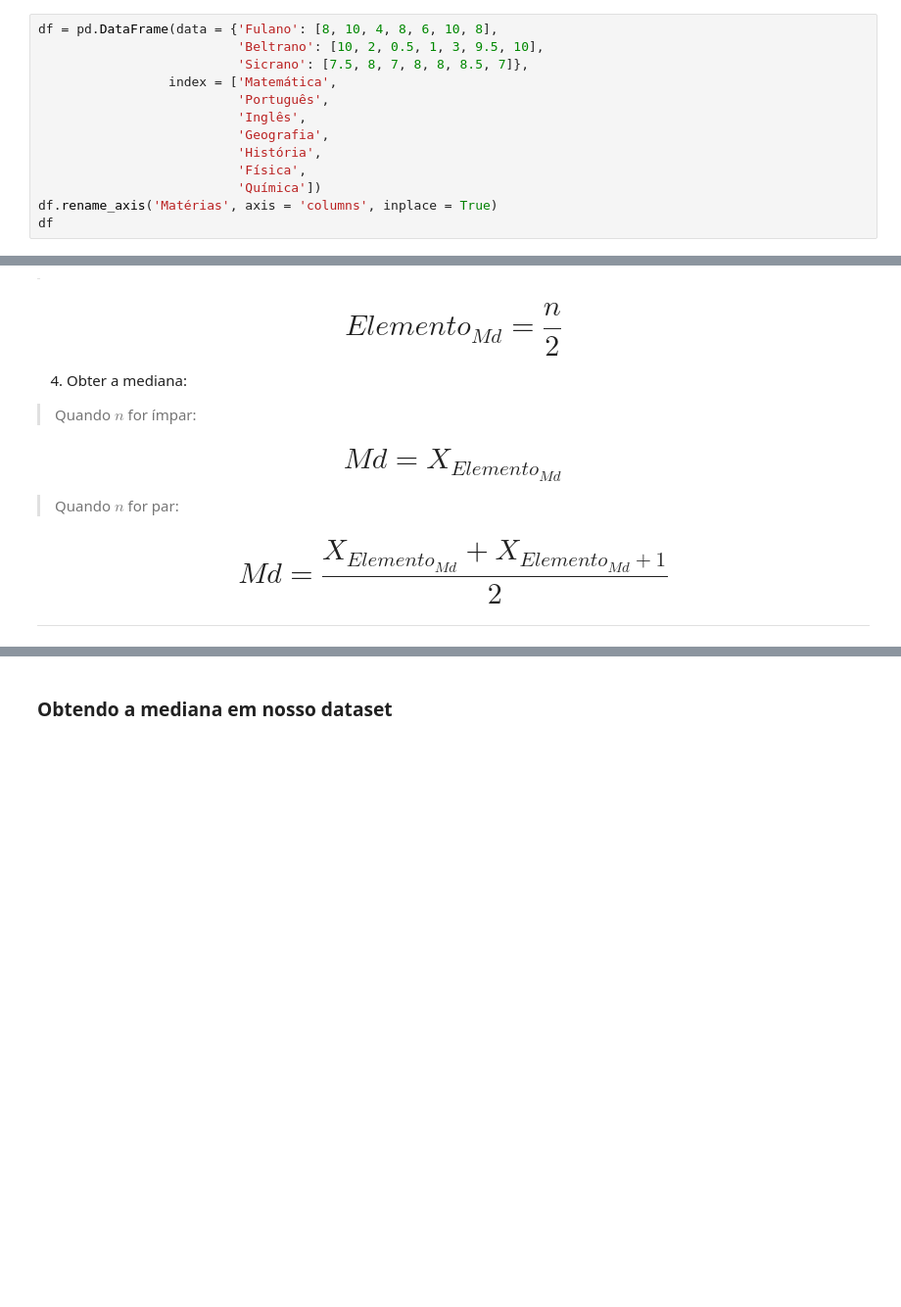
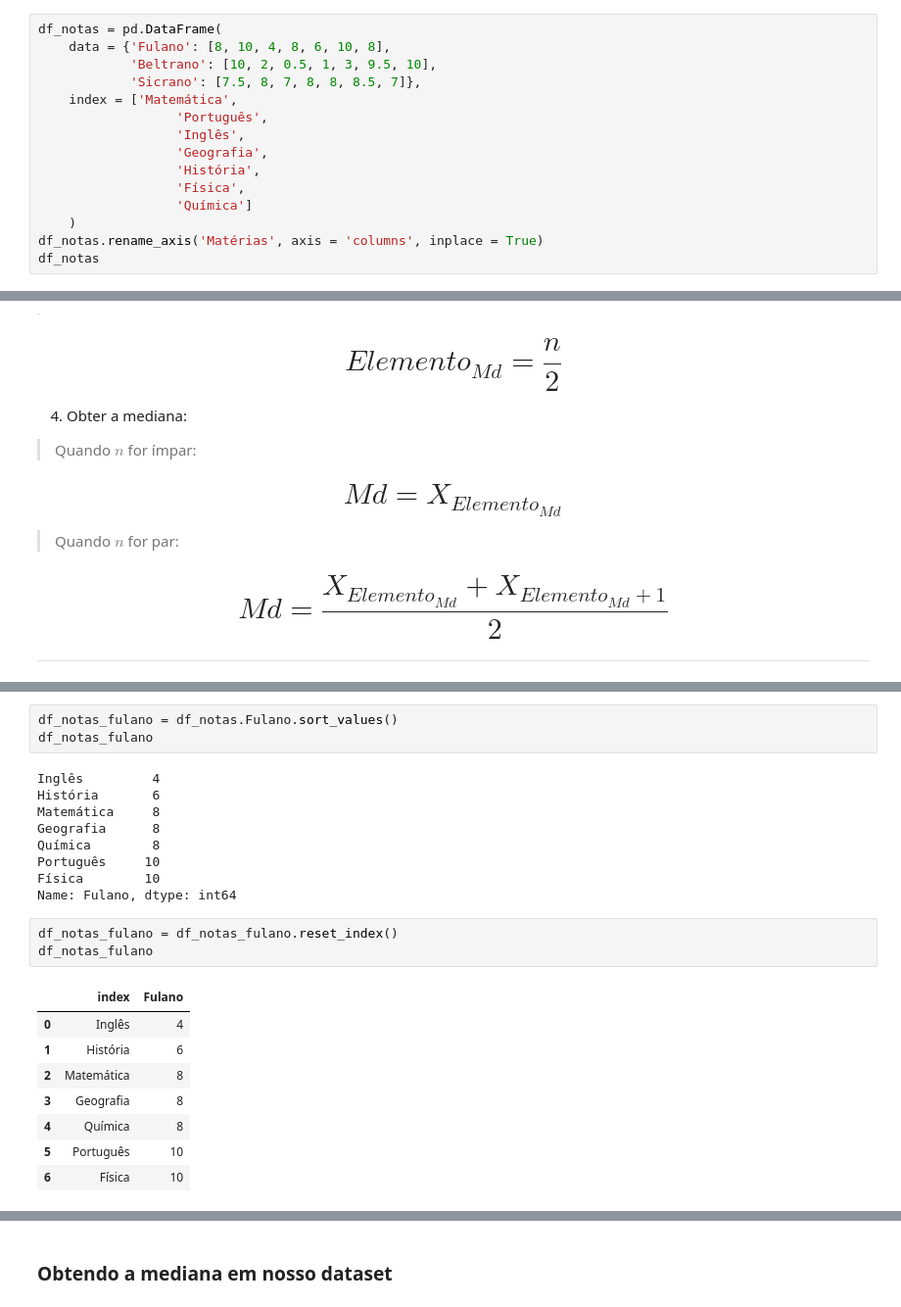
Before and after one commit to heber-augusto/course-stats-with-python, a Jupyter notebook: stats_with_python.ipynb, the cells around one changed output, grey strips where cells are left out. Shown at 98% size. Drawn from its saved outputs; the diff is of its cells as text; blank space fills up the shorter version.

```diff
--- a/stats_with_python.ipynb
+++ b/stats_with_python.ipynb
@@ -587,18 +587,20 @@ _ = dist_freq_quantitativas_personalizadas['frequencia'].plot.bar(
 # %% [markdown]
 ## DataFrame de exemplo
 # %%
-df = pd.DataFrame(data = {'Fulano': [8, 10, 4, 8, 6, 10, 8],
-                          'Beltrano': [10, 2, 0.5, 1, 3, 9.5, 10],
-                          'Sicrano': [7.5, 8, 7, 8, 8, 8.5, 7]},
-                 index = ['Matemática',
-                          'Português',
-                          'Inglês',
-                          'Geografia',
-                          'História',
-                          'Física',
-                          'Química'])
-df.rename_axis('Matérias', axis = 'columns', inplace = True)
-df
+df_notas = pd.DataFrame(
+    data = {'Fulano': [8, 10, 4, 8, 6, 10, 8],
+            'Beltrano': [10, 2, 0.5, 1, 3, 9.5, 10],
+            'Sicrano': [7.5, 8, 7, 8, 8, 8.5, 7]},
+    index = ['Matemática',
+                  'Português',
+                  'Inglês',
+                  'Geografia',
+                  'História',
+                  'Física',
+                  'Química']
+    )
+df_notas.rename_axis('Matérias', axis = 'columns', inplace = True)
+df_notas
 # %% [output]
 | Matérias | Fulano | Beltrano | Sicrano |
 | Matemática | 8 | 10.0 | 7.5 |
@@ -673,3 +687,27 @@ Para obtermos a mediana de uma conjunto de dados devemos proceder da seguinte ma
 ### Exemplo 1 - n ímpar
 
 <img src='https://caelum-online-public.s3.amazonaws.com/1177-estatistica-parte1/01/img002.png' width='40%' style="float:left">
+# %%
+df_notas_fulano = df_notas.Fulano.sort_values()
+df_notas_fulano
+# %% [output]
+Inglês         4
+História       6
+Matemática     8
+Geografia      8
+Química        8
+Português     10
+Física        10
+Name: Fulano, dtype: int64
+# %%
+df_notas_fulano = df_notas_fulano.reset_index()
+df_notas_fulano
+# %% [output]
+|  | index | Fulano |
+| 0 | Inglês | 4 |
+| 1 | História | 6 |
+| 2 | Matemática | 8 |
+| 3 | Geografia | 8 |
+| 4 | Química | 8 |
+| 5 | Português | 10 |
+| 6 | Física | 10 |
```
Also changed, not shown: parts of 21 cells of this notebook.
